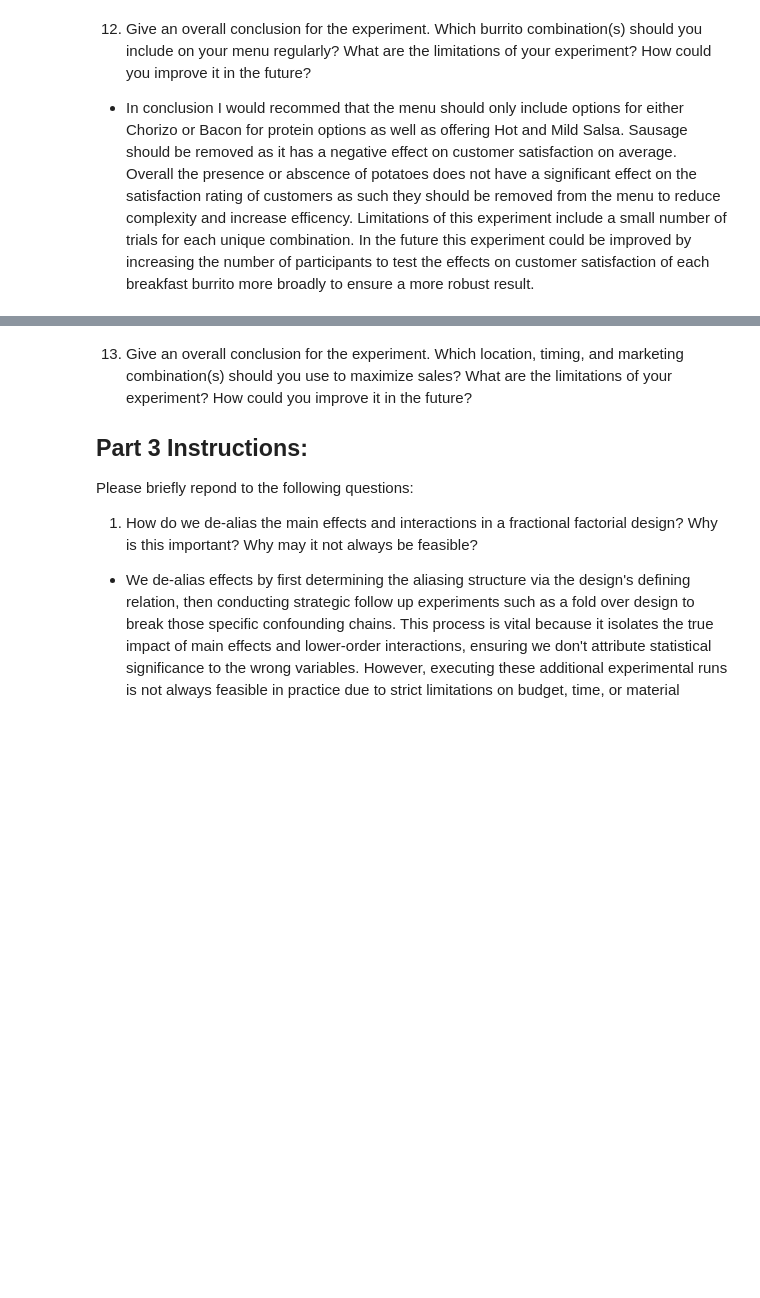
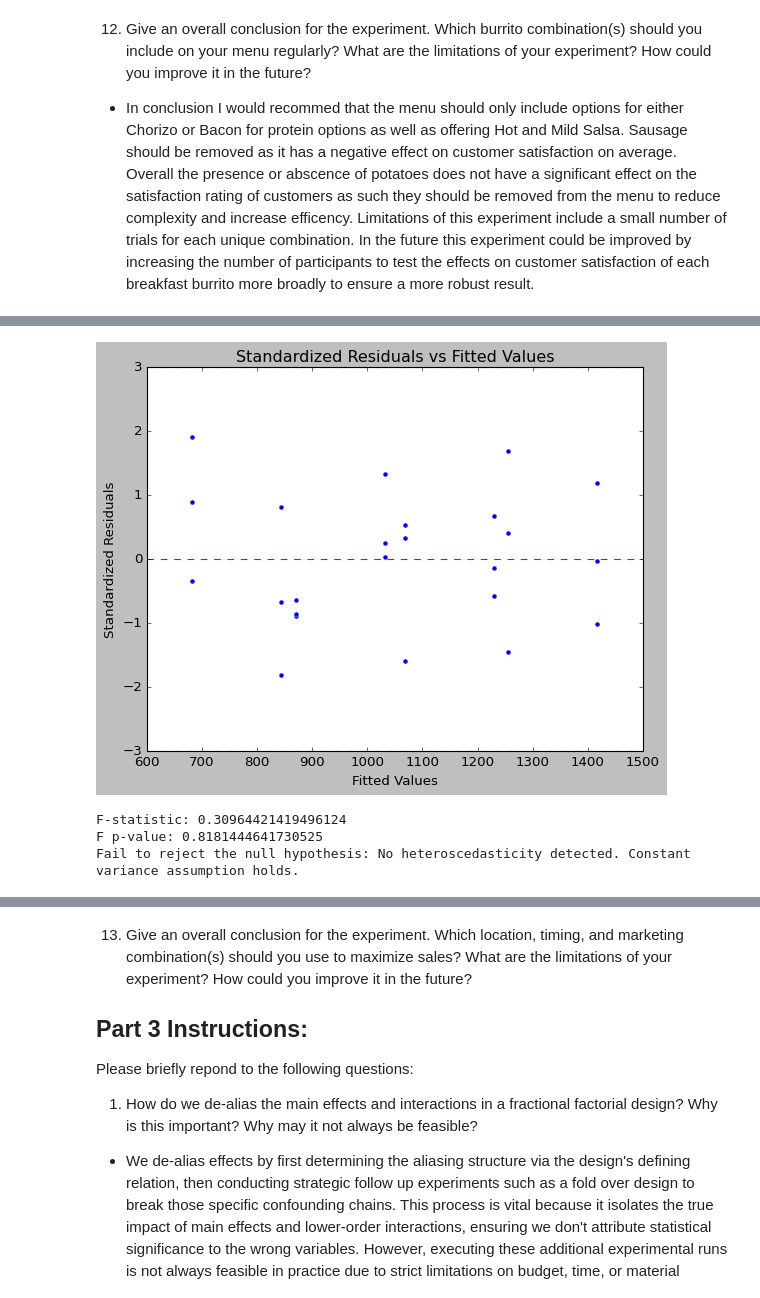
Before and after one commit to JaredLasley/STAT-7220-Applied-Experimental-Design, a Jupyter notebook: Assignments/Final-Exam/Final-Exam.ipynb, the cells around one changed output, grey strips where cells are left out. Cells and saved outputs as stored; diff of their text form; code cells hidden in the pictures; blank space fills up the shorter version.

```diff
--- a/Assignments/Final-Exam/Final-Exam.ipynb
+++ b/Assignments/Final-Exam/Final-Exam.ipynb
@@ -492,4 +652,40 @@ To be more efficient with time and resources, you decide to conduct a $2^{3-1}$
 # %%
-## Question 9 Code ##
+## Generate Scatterplot of Standardized Residuals vs Fitted Values ##
+
+standard_res = sales_mod.get_influence().resid_studentized_internal
+fitted_vals = sales_mod.fittedvalues
+
+sns.scatterplot(x=fitted_vals,y=standard_res)
+plt.axhline(y=0, color='r', linestyle='--')
+plt.axhline(y=3, color='b', linestyle='--')
+plt.axhline(y=-3, color='b', linestyle='--')
+plt.xlabel('Fitted Values')
+plt.ylabel('Standardized Residuals')
+plt.title('Standardized Residuals vs Fitted Values')
+plt.show()
+
+## Perform Breusch-Pagan Test for Homoscedasticity ##
+
+bp_test = het_breuschpagan(residuals, sales_mod.model.exog)
+
+## Extract F-statistic ##
+
+f_statistic = bp_test[2]
+
+## Extract its P-Value ##
+
+f_p_value = bp_test[3]
+
+print(f"F-statistic: {f_statistic}")
+print(f"F p-value: {f_p_value}")
+if f_p_value < 0.05:
+    print("Reject the null hypothesis: Heteroscedasticity detected. Constant variance assumption violated.")
+else:
+    print("Fail to reject the null hypothesis: No heteroscedasticity detected. Constant variance assumption holds.")
+# %% [output]
+[figure, added]
+F-statistic: 0.30964421419496124
+F p-value: 0.8181444641730525
+Fail to reject the null hypothesis: No heteroscedasticity detected. Constant variance assumption holds.
 # %% [markdown]
 10. Report and interpret the ANOVA table. What conclusions can we draw about our main effects? Do the results of these analyses support the null or alternative hypotheses more strongly?
```
Also changed, not shown: parts of 12 cells of this notebook.
